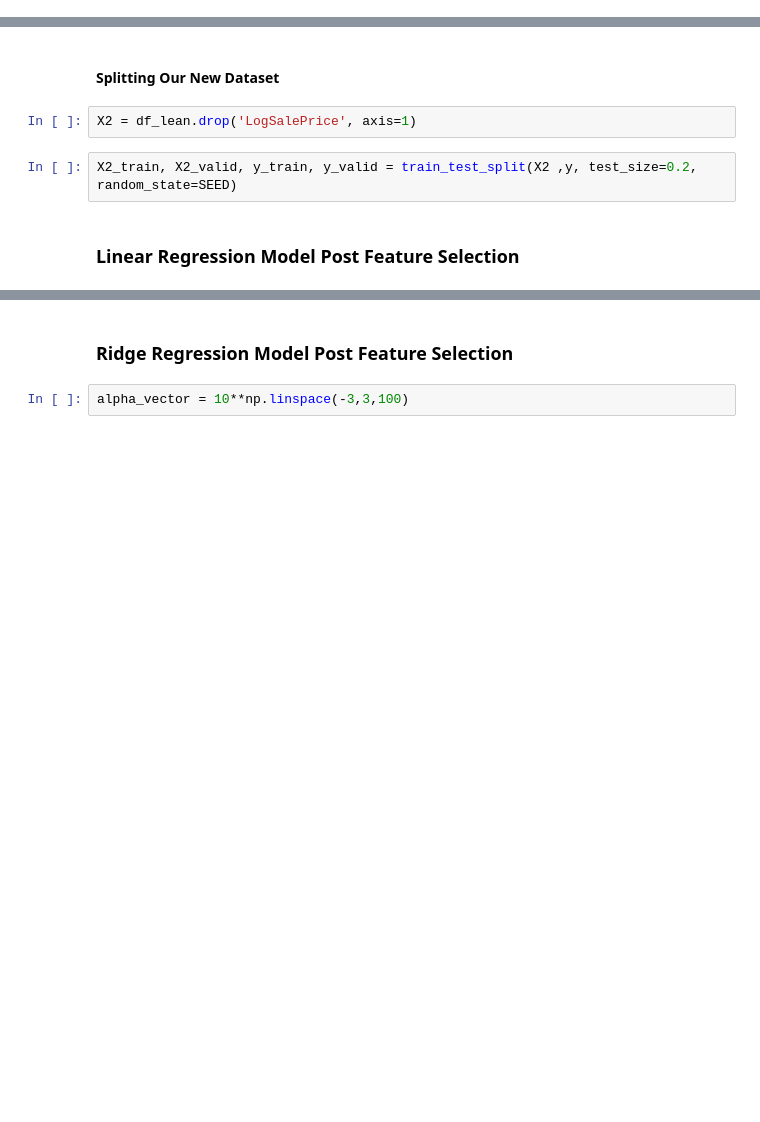
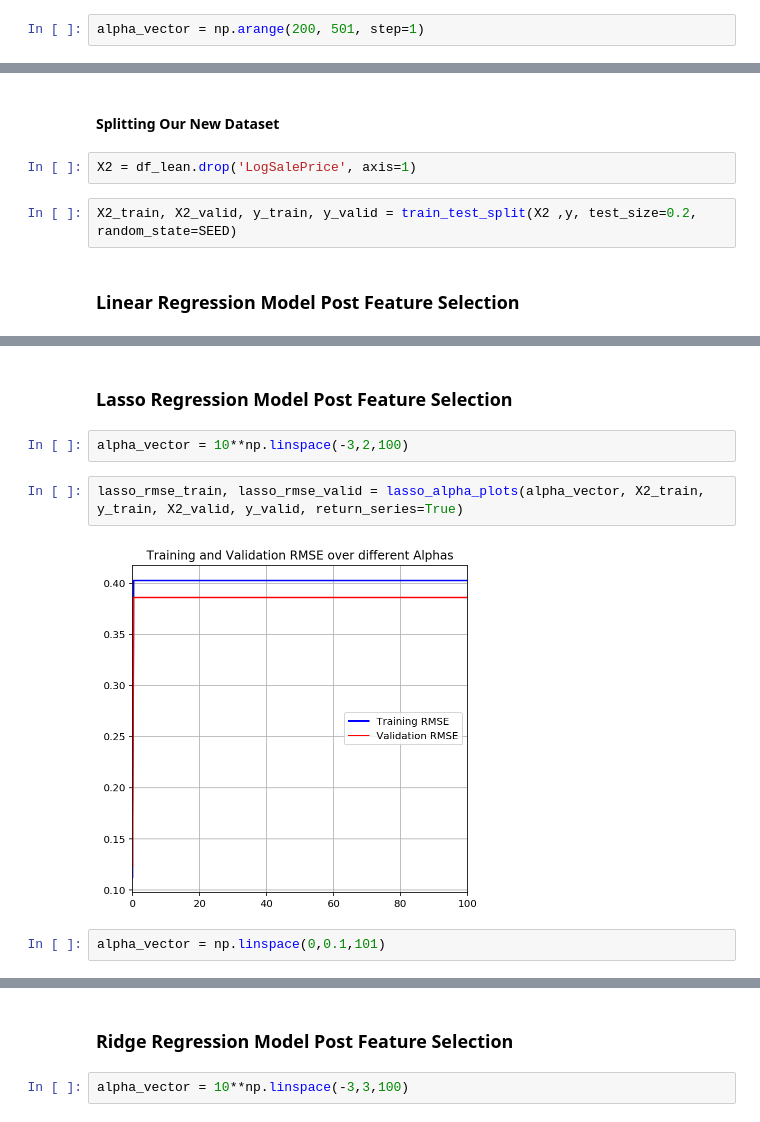
Before and after one commit to Joshuayeo95/Housing-Prices, a Jupyter notebook: linear_models.ipynb, the cells around one changed output, grey strips where cells are left out. Saved outputs shown, nothing was run; the diff lists cells and outputs as text; blank space fills up the shorter version.

Commit message:
Finished Linear Models Analysis Post Dimension Reduction

```diff
--- a/linear_models.ipynb
+++ b/linear_models.ipynb
@@ -618,5 +602,7 @@ Float64Index([0.01], dtype='float64')
 # %% [markdown]
 #### Grid Search Cross Validation for Optimal Alpha
+# %%
+alpha_vector = np.arange(200, 501, step=1)
 # %%
 # Ridge pipeline for Grid Search
 ridge_pipe = Pipeline(steps=[('Standardise', StandardScaler()),
@@ -788,3 +779,13 @@ model_results_summary(linreg2_rmse, linreg2_score, linreg2_adj_score, model_type
                  Mean RMSE       Mean R^2        Mean Adj R^2
 Training         0.1104          0.9248          0.9247
 Validation       0.1255          0.9018          0.9014
+# %% [markdown]
+### Lasso Regression Model Post Feature Selection
+# %%
+alpha_vector = 10**np.linspace(-3,2,100)
+# %%
+lasso_rmse_train, lasso_rmse_valid = lasso_alpha_plots(alpha_vector, X2_train, y_train, X2_valid, y_valid, return_series=True)
+# %% [output]
+[figure, added]
+# %%
+alpha_vector = np.linspace(0,0.1,101)
```
Also changed, not shown: parts of 72 cells of this notebook.
